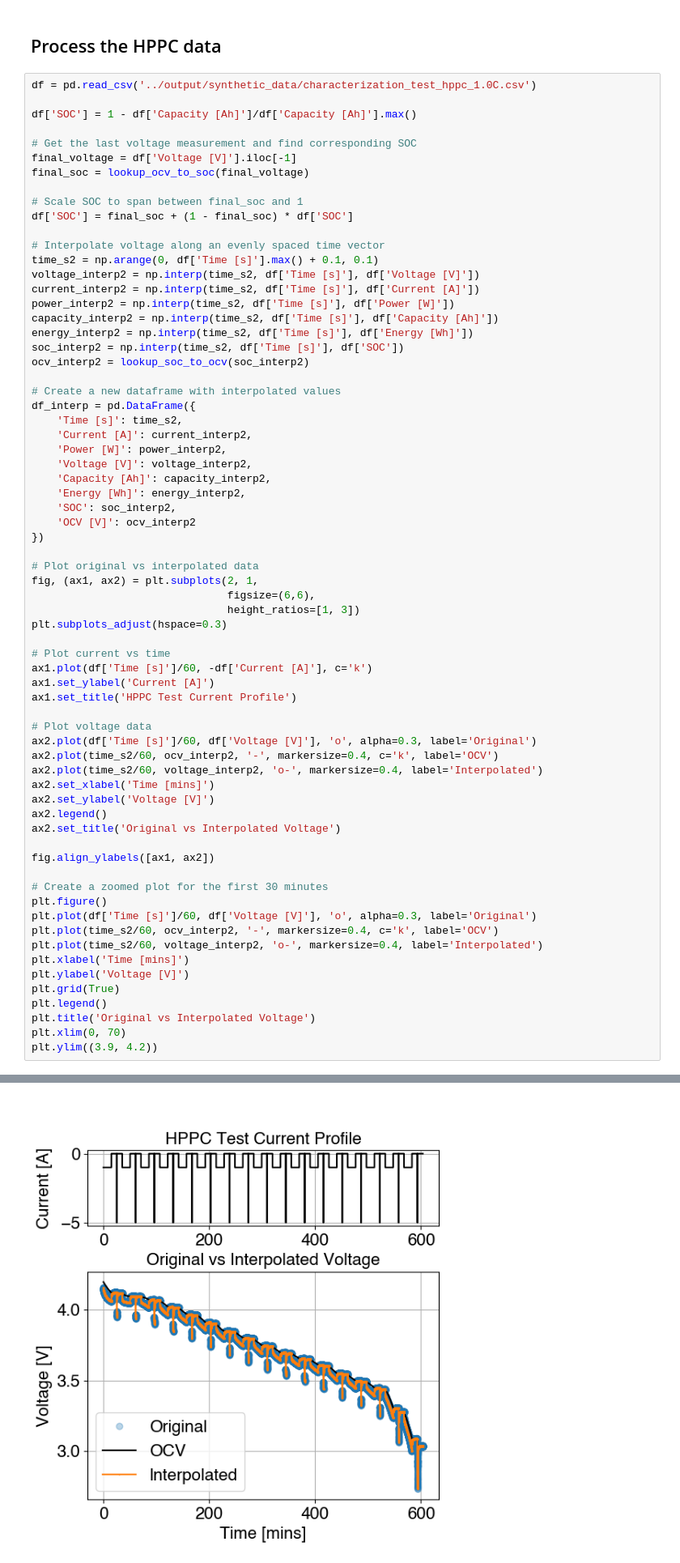
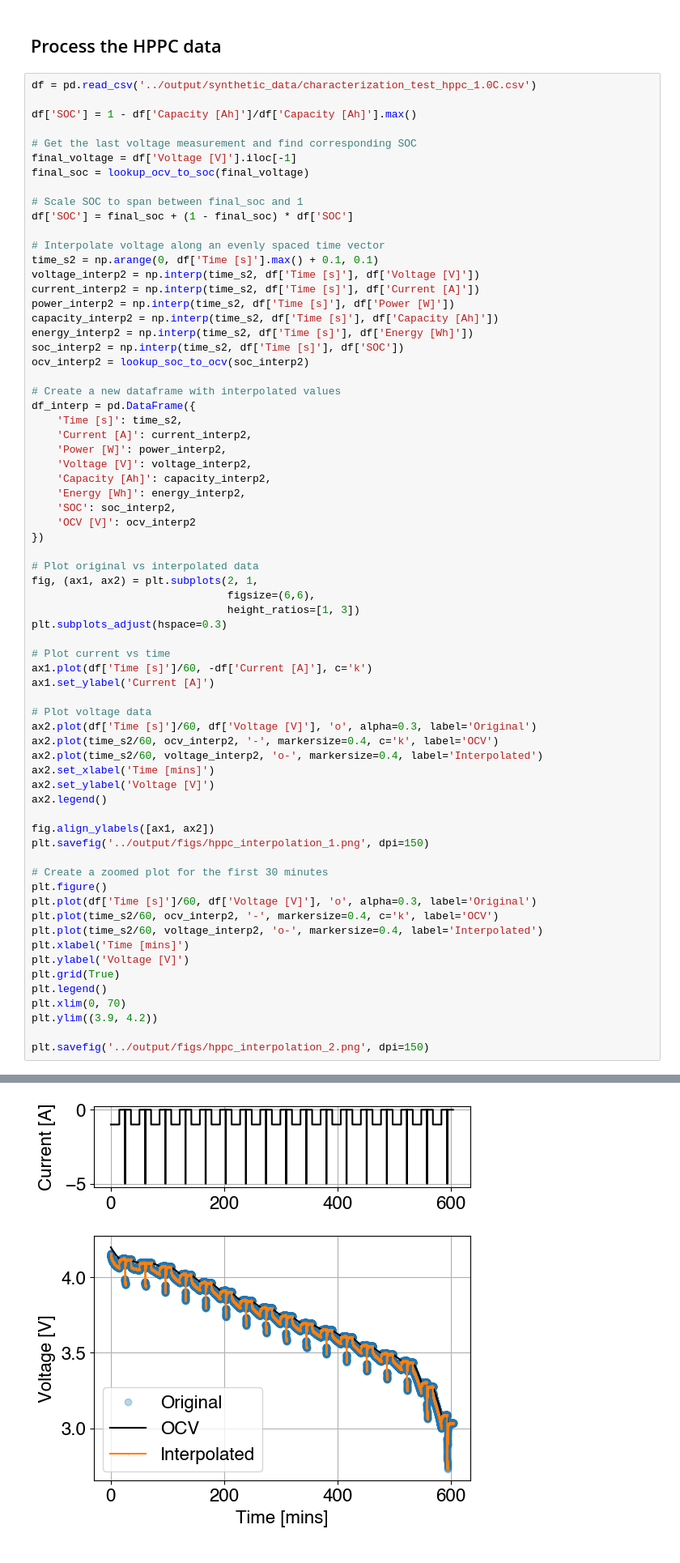
Before and after one commit to wengandrew/battery-digital-twin-from-scratch, a Jupyter notebook: notebooks/extract_parameters.ipynb, the cells around one changed output, grey strips where cells are left out. Shown at 81% size. Saved outputs shown, nothing was run; the diff lists cells and outputs as text.

```diff
--- a/notebooks/extract_parameters.ipynb
+++ b/notebooks/extract_parameters.ipynb
@@ -122,7 +121,6 @@ plt.subplots_adjust(hspace=0.3)
 # Plot current vs time
 ax1.plot(df['Time [s]']/60, -df['Current [A]'], c='k')
 ax1.set_ylabel('Current [A]')
-ax1.set_title('HPPC Test Current Profile')
 
 # Plot voltage data
 ax2.plot(df['Time [s]']/60, df['Voltage [V]'], 'o', alpha=0.3, label='Original')
@@ -131,9 +129,9 @@ ax2.plot(time_s2/60, voltage_interp2, 'o-', markersize=0.4, label='Interpolated'
 ax2.set_xlabel('Time [mins]')
 ax2.set_ylabel('Voltage [V]')
 ax2.legend()
-ax2.set_title('Original vs Interpolated Voltage')
 
 fig.align_ylabels([ax1, ax2])
+plt.savefig('../output/figs/hppc_interpolation_1.png', dpi=150)
 
 # Create a zoomed plot for the first 30 minutes
 plt.figure()
@@ -144,7 +142,8 @@ plt.xlabel('Time [mins]')
 plt.ylabel('Voltage [V]')
 plt.grid(True)
 plt.legend()
-plt.title('Original vs Interpolated Voltage')
 plt.xlim(0, 70)
 plt.ylim((3.9, 4.2))
+
+plt.savefig('../output/figs/hppc_interpolation_2.png', dpi=150)
 # %% [output]
@@ -152 +150 @@ plt.ylim((3.9, 4.2))
-[figure, old version]
+[figure, new version]
```
Also changed, not shown: parts of 7 cells of this notebook, 6 other files.
